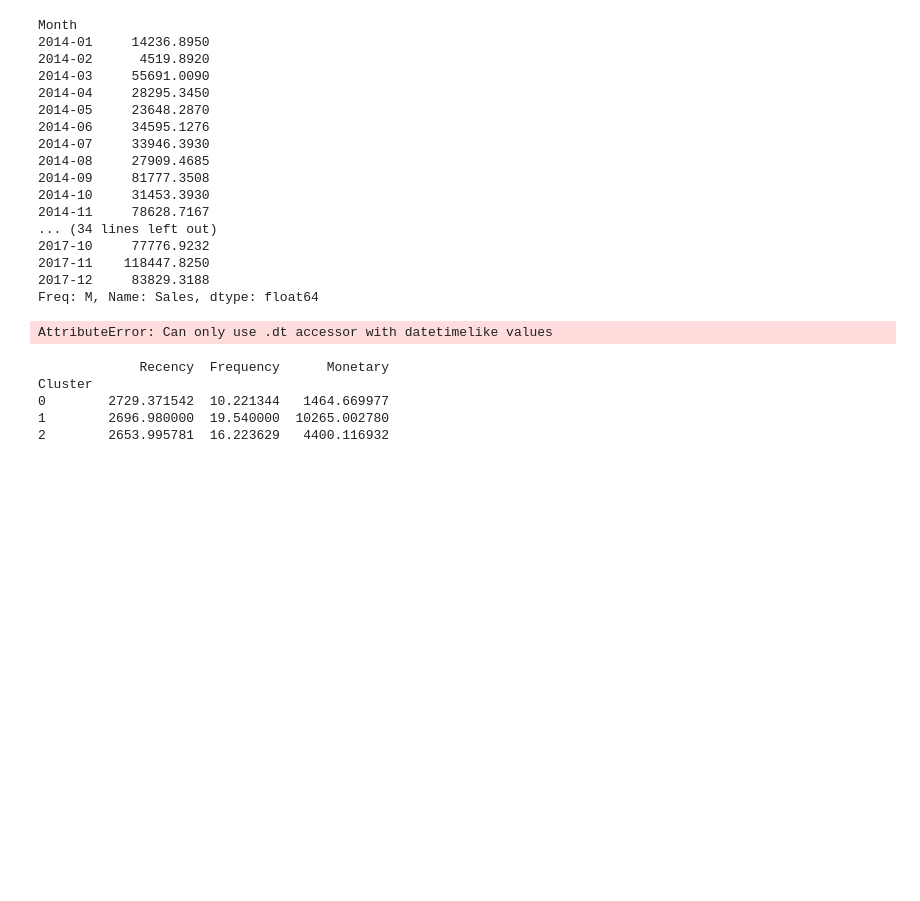
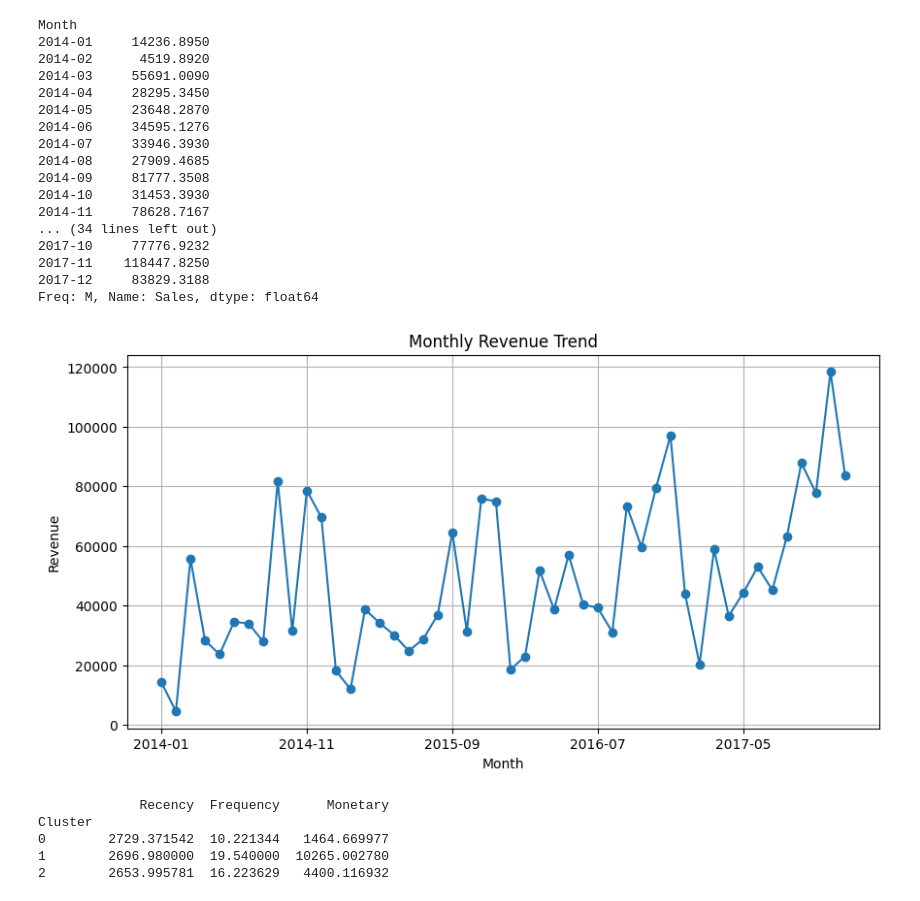
Before and after one commit to HimashMadushanka/AI_Based_Business_Analyzer, a Jupyter notebook: notebook/02_analysis.ipynb, the cells around one changed output. Drawn from its saved outputs; the diff is of its cells as text; code cells hidden in the pictures; blank space fills up the shorter version.

```diff
--- a/notebook/02_analysis.ipynb
+++ b/notebook/02_analysis.ipynb
@@ -43,13 +43,19 @@ Month
 2017-12     83829.3188
 Freq: M, Name: Sales, dtype: float64
 # %%
-df['Month'] = df['Order Date'].dt.to_period('M')
-monthly_sales = df.groupby('Month')['Sales'].sum()
+df['Order Date'] = pd.to_datetime(df['Order Date'], errors='coerce')
+df = df.dropna(subset=['Order Date'])
+df['Month'] = df['Order Date'].dt.to_period('M').astype(str)
+monthly_sales = df.groupby('Month')['Sales'].sum().sort_index()
+plt.figure(figsize=(10,5))
 monthly_sales.plot(kind='line', marker='o', title="Monthly Revenue Trend")
+
+plt.xlabel("Month")
 plt.ylabel("Revenue")
+plt.grid(True)
 plt.show()
 # %% [output]
-AttributeError: Can only use .dt accessor with datetimelike values
+[figure, added]
 # %%
 import datetime as dt
 import pandas as pd
```
Also changed, not shown: parts of 1 cell of this notebook, 3 other files.
